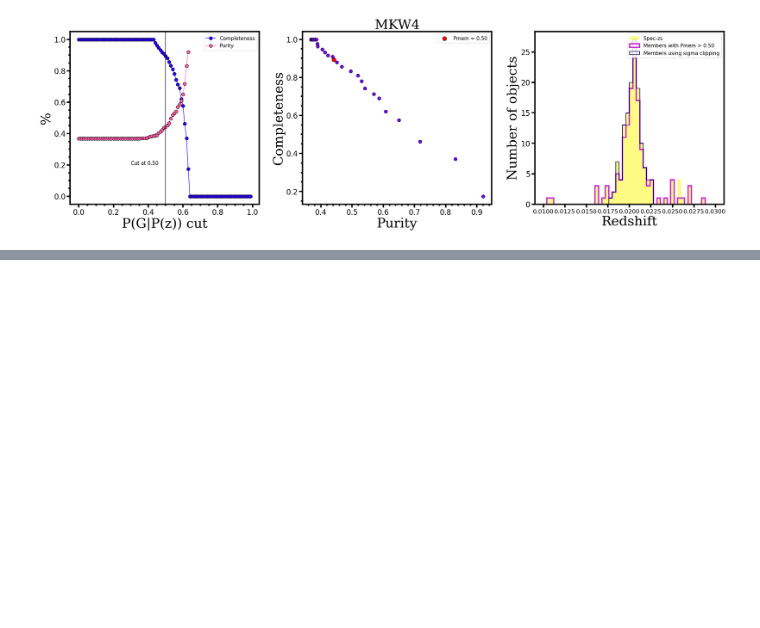
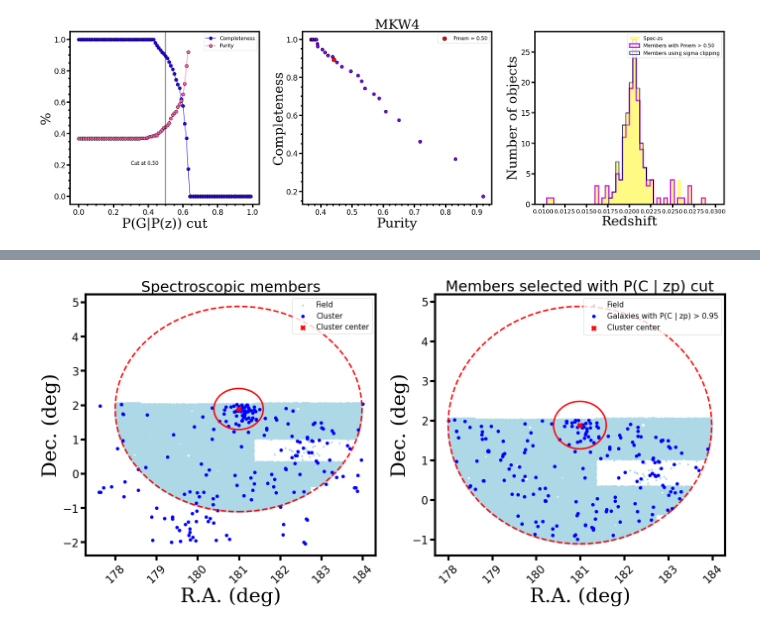
Before and after one commit to elismar2000/galaxy-cluster-membership, a Jupyter notebook: galaxy-cluster-membership.ipynb, the cells around one changed output, grey strips where cells are left out. Saved outputs shown, nothing was run; the diff lists cells and outputs as text; code cells hidden in the pictures; blank space fills up the shorter version.

```diff
--- a/galaxy-cluster-membership.ipynb
+++ b/galaxy-cluster-membership.ipynb
@@ -851,0 +739,46 @@ final_cluster_table.to_csv("clusters-membership/table_membership_{}.csv".format(
+# %%
+fig = plt.figure(figsize=(20, 10))
+ax1 = fig.add_subplot(121)
+ax2 = fig.add_subplot(122)
+
+ax1.scatter(ra[mask_redshift][mask_cluster_region], dec[mask_redshift][mask_cluster_region],
+                c="lightblue", s=10, label="Field")
+ax1.scatter(ra_specz, dec_specz, c="blue", label="Cluster")
+ax1.set_title("Spectroscopic members", fontsize=30)
+ax1.set_xlabel("R.A. (deg)", fontdict=font)
+ax1.set_ylabel("Dec. (deg)", fontdict=font)
+ax1.scatter(ra0, dec0, marker="X", s=100, color="red", label="Cluster center")
+ax1.legend(fontsize=labelsize)
+ax1.tick_params(axis='x', rotation=45)
+
+r1 = SphericalCircle(c0, radius_cluster*u.deg, resolution=100, vertex_unit='deg',
+            lw=3, label="Cluster radius", edgecolor="red", facecolor="None")
+r5 = SphericalCircle(c0, 5*radius_cluster*u.deg, resolution=100, vertex_unit='deg',
+            lw=3, label=r"$5 \times$ Cluster radius", edgecolor="red", facecolor="None", ls='--')
+ax1.add_patch(r1)
+ax1.add_patch(r5)
+
+
+ax2.scatter(ra[mask_redshift][mask_cluster_region], dec[mask_redshift][mask_cluster_region],
+                c="lightblue", s=10, label="Field")
+ax2.scatter(ra[mask_redshift][mask_cluster_region][P_pz_C_array > cut_zp],
+            dec[mask_redshift][mask_cluster_region][P_pz_C_array > cut_zp], c="blue",
+            label="Galaxies with P(C | zp) > {:.2f}".format(cut_zp))
+ax2.set_title("Members selected with P(C | zp) cut", fontsize=30)
+ax2.set_xlabel("R.A. (deg)", fontdict=font)
+ax2.set_ylabel("Dec. (deg)", fontdict=font)
+ax2.scatter(ra0, dec0, marker="X", s=100, color="red", label="Cluster center")
+ax2.legend(fontsize=labelsize)
+ax2.tick_params(axis='x', rotation=45)
+
+r1 = SphericalCircle(c0, radius_cluster*u.deg, resolution=100, vertex_unit='deg',
+            lw=3, label="Cluster radius", edgecolor="red", facecolor="None")
+r5 = SphericalCircle(c0, 5*radius_cluster*u.deg, resolution=100, vertex_unit='deg',
+            lw=3, label=r"$5 \times$ Cluster radius", edgecolor="red", facecolor="None", ls='--')
+ax2.add_patch(r1)
+ax2.add_patch(r5)
+
+
+fig.tight_layout(pad=3.0)
+# %% [output]
+[figure, added]
```
Also changed, not shown: parts of 57 cells of this notebook, 4 other files.
